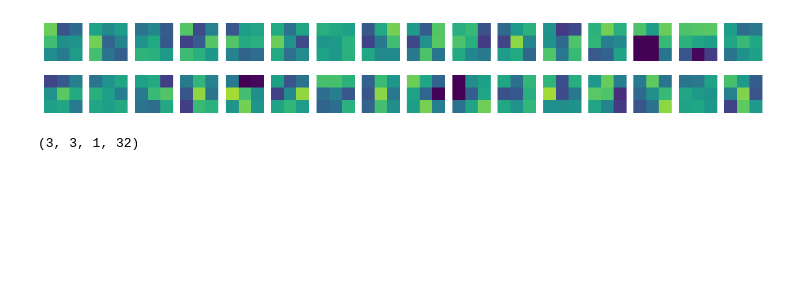
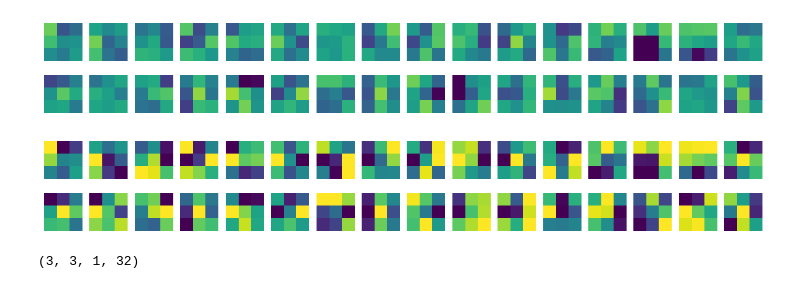
Before and after one commit to keehyun2/TestPy, a Jupyter notebook: colab/8-3-v1.ipynb, the cells around one changed output. Drawn from its saved outputs; the diff is of its cells as text; code cells hidden in the pictures; blank space fills up the shorter version.

```diff
--- a/colab/8-3-v1.ipynb
+++ b/colab/8-3-v1.ipynb
@@ -81,4 +120,15 @@ for i in range(2):
 plt.show()
 # %% [output]
 [figure]
+# %%
+fig, axs = plt.subplots(2, 16, figsize=(15,2))
+
+for i in range(2):
+    for j in range(16):
+        axs[i, j].imshow(conv_weights[:,:,0,i*16 + j]) # vmax, vmin 을 주지 않은 경우 필터 이미지마다 각각 다른 scale 일로 이미지를 그림. 이미지간 상대적 수치 비교불가능
+        axs[i, j].axis('off')
+
+plt.show()
+# %% [output]
+[figure, added]
 # %%
```
Also changed, not shown: parts of 18 cells of this notebook.
